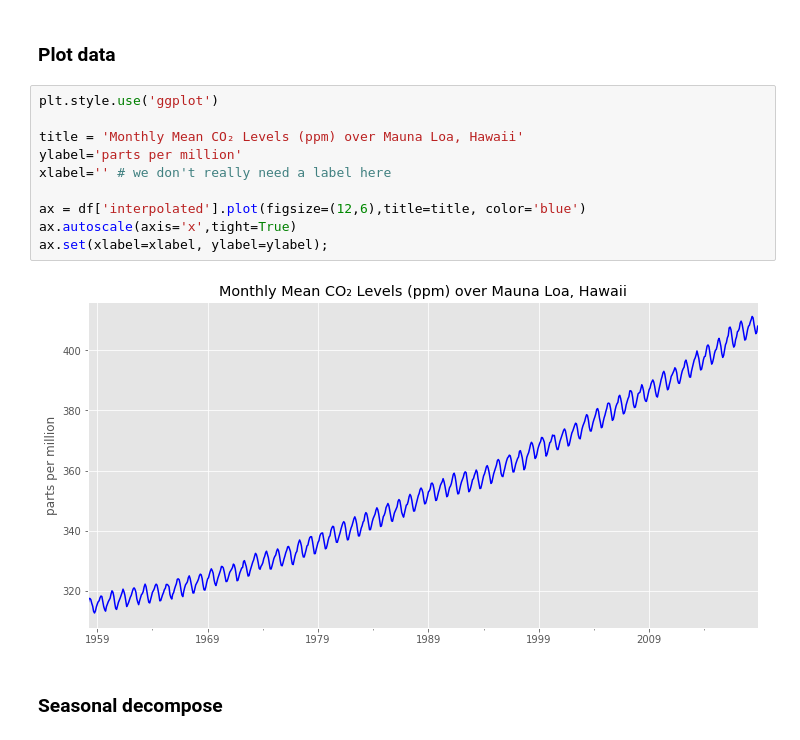
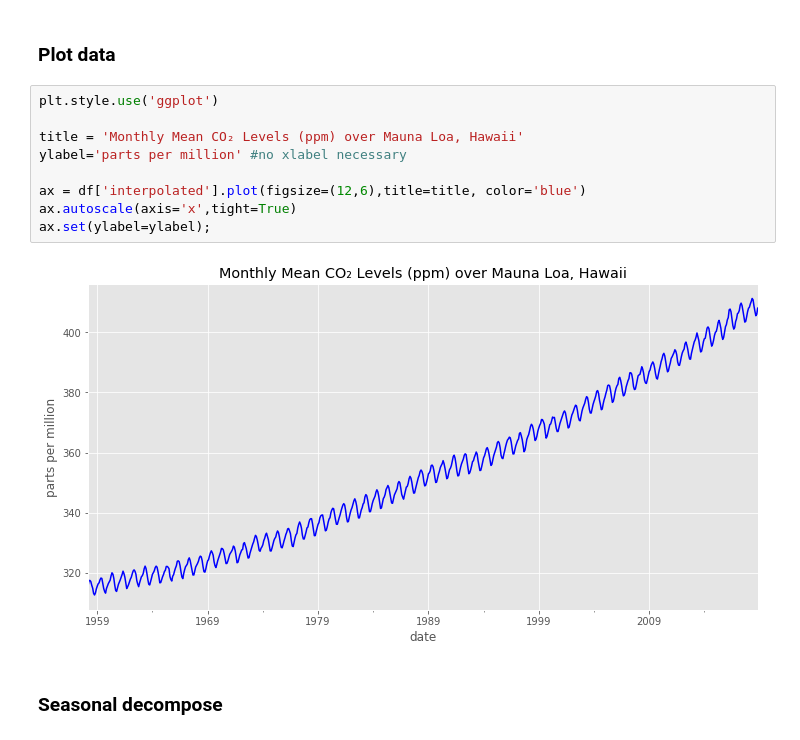
Before and after one commit to bkubsch/time_series, a Jupyter notebook: notebooks/09_classical_forecasting_SARIMA.ipynb, the cells around one changed output. Cells and saved outputs as stored; diff of their text form.

```diff
--- a/notebooks/08_classical_forecasting_SARIMA.ipynb
+++ b/notebooks/09_classical_forecasting_SARIMA.ipynb
@@ -73,15 +74,14 @@ memory usage: 34.2 KB
 # %%
 plt.style.use('ggplot')
 
 title = 'Monthly Mean CO₂ Levels (ppm) over Mauna Loa, Hawaii'
-ylabel='parts per million'
-xlabel='' # we don't really need a label here
+ylabel='parts per million' #no xlabel necessary
 
 ax = df['interpolated'].plot(figsize=(12,6),title=title, color='blue')
 ax.autoscale(axis='x',tight=True)
-ax.set(xlabel=xlabel, ylabel=ylabel);
+ax.set(ylabel=ylabel);
 # %% [output]
-[figure, old version]
+[figure, new version]
 # %% [markdown]
 ### __Seasonal decompose__
 # %%
```
Also changed, not shown: parts of 18 cells of this notebook, 3 other files.
